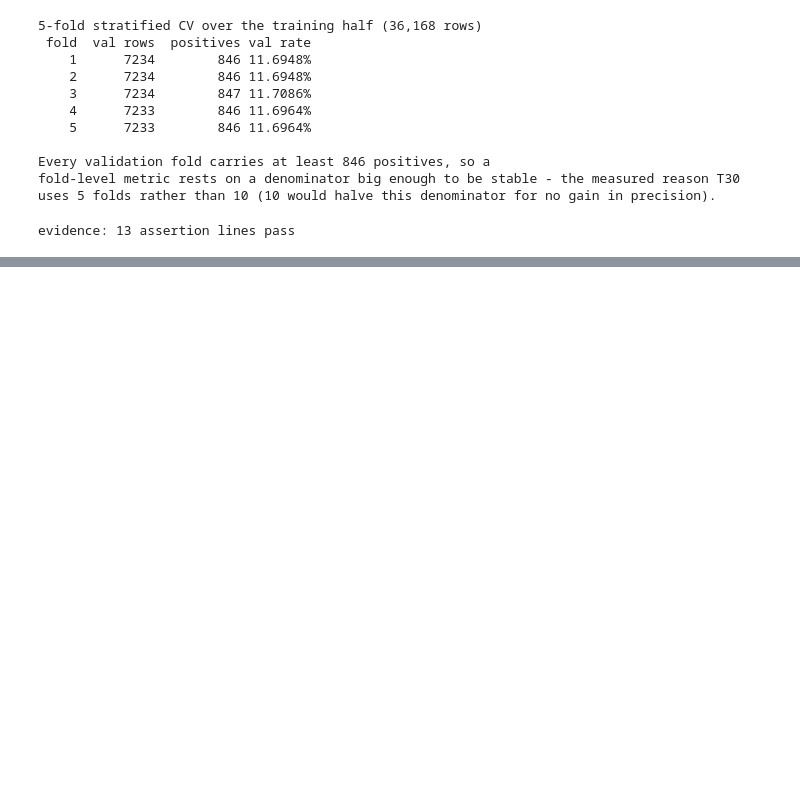
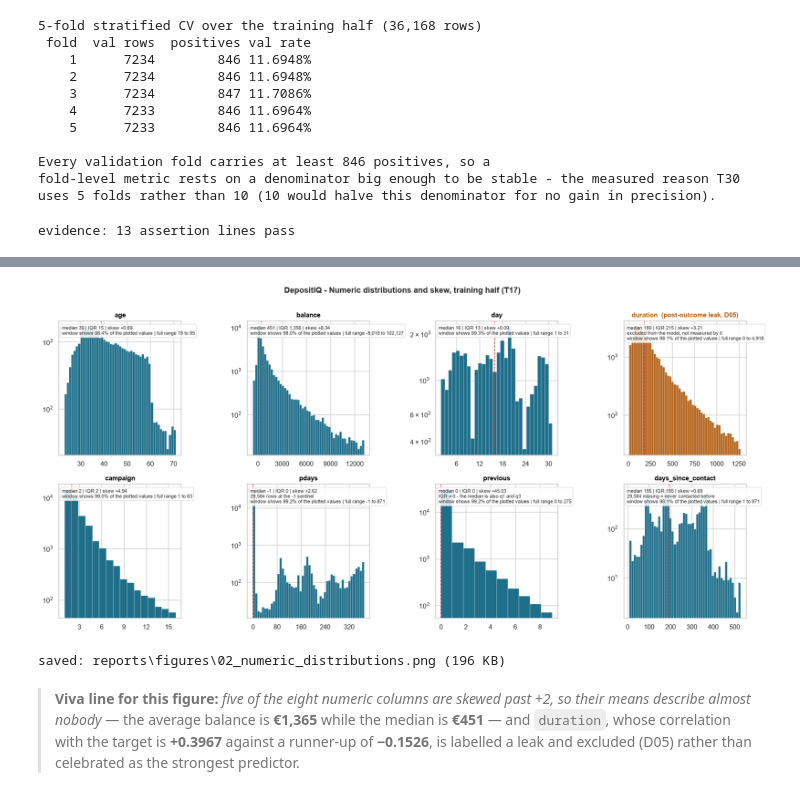
Before and after one commit to mayurkusmade/depositiq-term-deposit-prediction, a Jupyter notebook: notebooks/03_eda.ipynb, the cells around one changed output, grey strips where cells are left out. Saved outputs shown, nothing was run; the diff lists cells and outputs as text; code cells hidden in the pictures; blank space fills up the shorter version.

```diff
--- a/notebooks/03_eda.ipynb
+++ b/notebooks/03_eda.ipynb
@@ -299,0 +376,66 @@ evidence: 13 assertion lines pass
+# %%
+# One panel per numeric column. Each panel is drawn over that column's 1st-99th percentile window and
+# states the full range it is a window of, so the extreme tails are disclosed rather than silently
+# clipped; the count axis is logarithmic so a mode of 29,584 and a tail of a few dozen rows stay
+# visible in the same panel.
+from matplotlib.ticker import MaxNLocator
+
+LEAK_COLUMNS = {"duration"}          # D05: only known once the call has ended
+leak_colour, body_colour = "#b5651d", "#1f6f8b"
+
+fig, axes = plt.subplots(2, 4, figsize=(16.6, 7.9))
+for ax, col in zip(axes.ravel(), NUMERIC):
+    series = TRAIN[col]
+    present = series.dropna()
+    lo, hi = present.quantile(0.01), present.quantile(0.99)
+    window = present[present.between(lo, hi)]
+    is_leak = col in LEAK_COLUMNS
+
+    # 50 bins suit a continuous column, but a column with only a handful of distinct values
+    # (`campaign` 1-16, `previous` 0-9) needs one bin per value, or the bars alternate with empty bins.
+    distinct = int(window.nunique())
+    bins = 50 if distinct > 60 else max(10, distinct)
+
+    ax.hist(window, bins=bins, color=leak_colour if is_leak else body_colour,
+            edgecolor="white", linewidth=0.3)
+    ax.set_yscale("log")
+    ax.axvline(present.median(), color="#c0392b", linestyle="--", linewidth=1.1)
+    if pd.api.types.is_integer_dtype(series):
+        ax.xaxis.set_major_locator(MaxNLocator(integer=True, nbins=6))
+    ax.set_title(f"{col}  (post-outcome leak, D05)" if is_leak else col,
+                 fontsize=11, weight="bold", color=leak_colour if is_leak else "black")
+
+    iqr = present.quantile(0.75) - present.quantile(0.25)
+    notes = [f"median {present.median():,.0f} | IQR {iqr:,.0f} | skew {series.skew():+.2f}"]
+    if col == "previous":
+        notes.append("IQR = 0 - the median is also q1 and q3")
+    if col == "pdays":
+        notes.append(f"{int((series == -1).sum()):,} rows at the -1 sentinel")
+    if col == "days_since_contact":
+        notes.append(f"{int(series.isna().sum()):,} missing = never contacted before")
+    if is_leak:
+        notes.append("excluded from the model, not measured by it")
+    # The share is measured against the values this panel could plot, not against all 36,168 rows:
+    # a column with 81.8% missing would otherwise look as though its tail had been thrown away.
+    notes.append(f"window shows {len(window) / len(present):.1%} of the plotted values | "
+                 f"full range {present.min():,.0f} to {present.max():,.0f}")
+    ax.text(0.025, 0.965, "\n".join(notes), transform=ax.transAxes, va="top", ha="left",
+            fontsize=7.6, color="#2f2f2f",
+            bbox=dict(boxstyle="round,pad=0.3", facecolor="white", alpha=0.85, edgecolor="#dcdcdc"))
+
+fig.suptitle("DepositIQ - Numeric distributions and skew, training half (T17)",
+             fontsize=13, weight="bold", y=1.005)
+fig.tight_layout()
+numeric_figure_path = config.FIGURES_DIR / "02_numeric_distributions.png"
+fig.savefig(numeric_figure_path, dpi=150, bbox_inches="tight")
+plt.show()
+print("saved:", numeric_figure_path.relative_to(REPO_ROOT),
+      f"({numeric_figure_path.stat().st_size / 1024:.0f} KB)")
+# %% [output]
+[figure, added]
+saved: reports\figures\02_numeric_distributions.png (196 KB)
+# %% [markdown]
+> **Viva line for this figure:** *five of the eight numeric columns are skewed past +2, so their means
+> describe almost nobody* — the average balance is **€1,365** while the median is **€451** — and
+> `duration`, whose correlation with the target is **+0.3967** against a runner-up of **−0.1526**, is
+> labelled a leak and excluded (D05) rather than celebrated as the strongest predictor.
```
Also changed, not shown: parts of 20 cells of this notebook, 3 other files.
